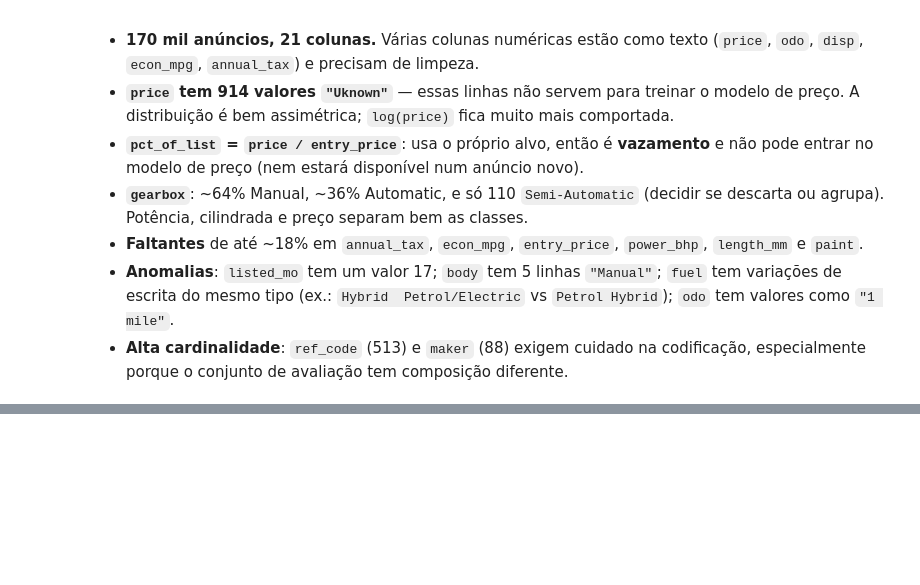
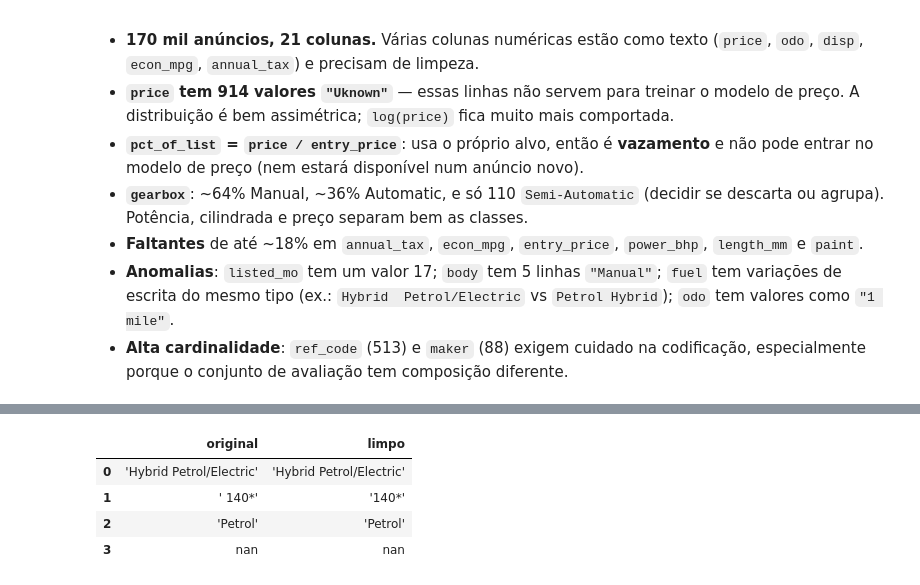
Before and after one commit to antoniosdiass-coder/projeto1, a Jupyter notebook: projeto1.ipynb, the cells around one changed output, grey strips where cells are left out. Saved outputs shown, nothing was run; the diff lists cells and outputs as text; code cells hidden in the pictures; blank space fills up the shorter version.

```diff
--- a/projeto1.ipynb
+++ b/projeto1.ipynb
@@ -119,0 +477,15 @@ plt.show()
+# %%
+def _limpar_texto(serie):
+    """Tira espaços nas pontas e espaços repetidos ('Hybrid  Petrol' -> 'Hybrid Petrol').
+    Funciona mesmo se a coluna vier vazia ou numérica no arquivo de avaliação."""
+    return serie.map(lambda x: re.sub(r"\s+", " ", str(x)).strip() if pd.notna(x) else np.nan).astype("object")
+
+
+exemplos = pd.Series(["Hybrid  Petrol/Electric", " 140*", "Petrol", np.nan])
+pd.DataFrame({"original": exemplos.map(repr), "limpo": _limpar_texto(exemplos).map(repr)})
+# %% [output]
+|  | original | limpo |
+| 0 | 'Hybrid Petrol/Electric' | 'Hybrid Petrol/Electric' |
+| 1 | ' 140*' | '140*' |
+| 2 | 'Petrol' | 'Petrol' |
+| 3 | nan | nan |
```
Also changed, not shown: parts of 62 cells of this notebook.
